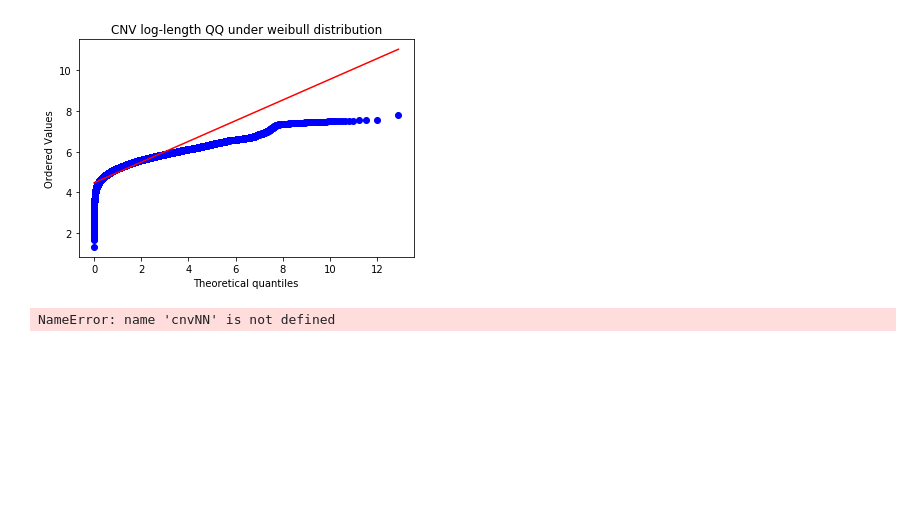
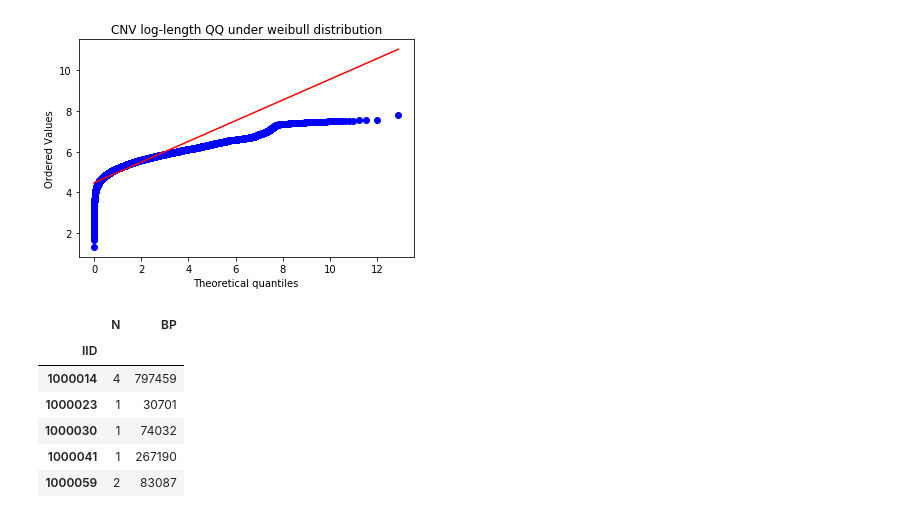
Before and after one commit to priestlab/cnv-ukb, a Jupyter notebook: figures/Figure1-Population_CNV_Burden.ipynb, the cells around one changed output. Saved outputs shown, nothing was run; the diff lists cells and outputs as text; code cells hidden in the pictures; blank space fills up the shorter version.

```diff
--- a/figures/Figure1-Population_CNV_Burden.ipynb
+++ b/figures/Figure1-Population_CNV_Burden.ipynb
@@ -329,11 +336,18 @@ plt.title('CNV log-length QQ under weibull distribution')
 plt.show()
 # %% [output]
 [figure]
-# %%
-cnv_nbp = pd.DataFrame({k:(cnvNN[k], cnvBP[k]) for k in cnvNN.keys()}).T
-cnv_nbp.columns = ['N', 'BP']
-cnv_nbp.head()
-# %% [output]
-NameError: name 'cnvNN' is not defined
+# %%
+cnv_nbp = pd.read_table('../../../cnv_ukb/resources/ukb15860_cnv_burden.covar',
+                        usecols=['IID', 'N_CNV', 'LEN_CNV'], index_col='IID')
+cnv_nbp.rename_axis({'N_CNV':'N', 'LEN_CNV':'BP'}, axis=1, inplace=True)
+cnv_nbp.head()
+# %% [output]
+|  | N | BP |
+| IID |  |  |
+| 1000014 | 4 | 797459 |
+| 1000023 | 1 | 30701 |
+| 1000030 | 1 | 74032 |
+| 1000041 | 1 | 267190 |
+| 1000059 | 2 | 83087 |
 # %%
 plt.figure(figsize=(12,4))
```
Also changed, not shown: parts of 15 cells of this notebook, 12 other files.
